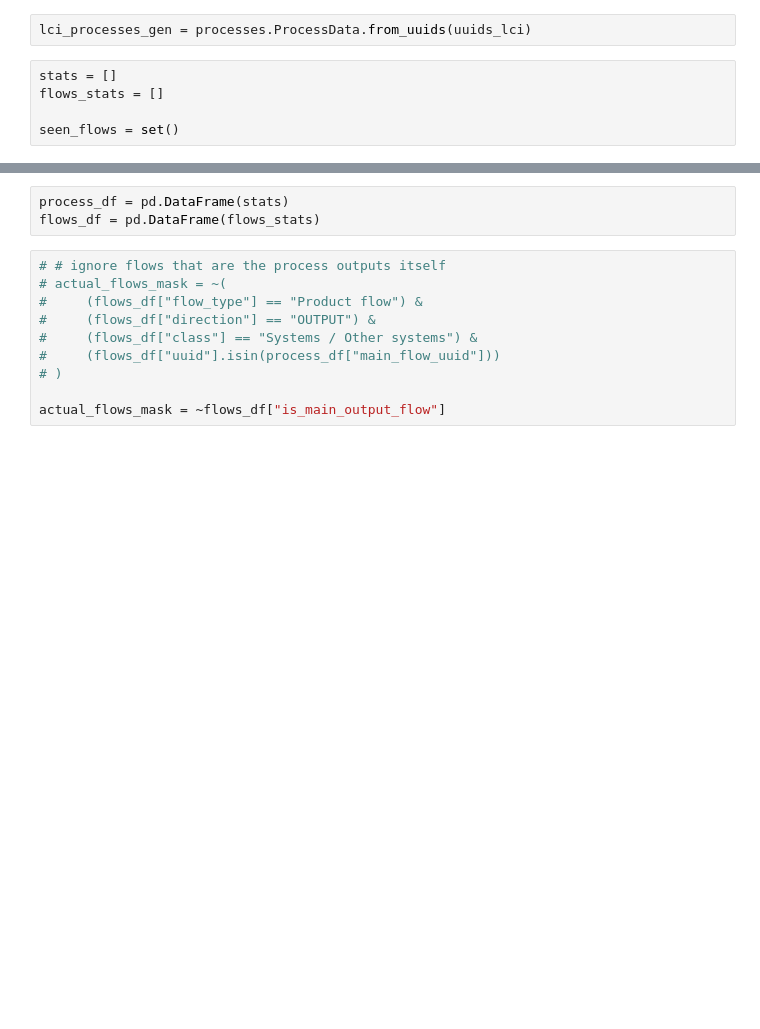
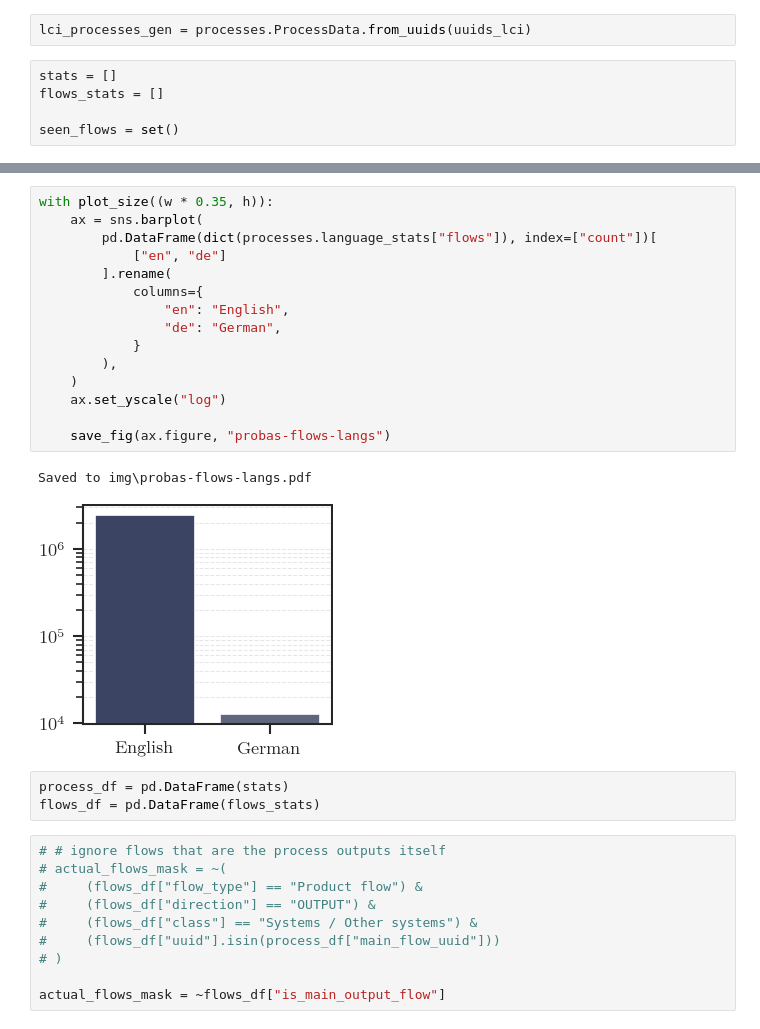
Before and after one commit to QuadroTim/amlta-project, a Jupyter notebook: notebooks/probas_eda.ipynb, the cells around one changed output, grey strips where cells are left out. Saved outputs shown, nothing was run; the diff lists cells and outputs as text; blank space fills up the shorter version.

```diff
--- a/notebooks/probas_eda.ipynb
+++ b/notebooks/probas_eda.ipynb
@@ -256,3 +290,21 @@ for process in tqdm(lci_processes_gen, total=len(uuids_lci)):
+# %%
+with plot_size((w * 0.35, h)):
+    ax = sns.barplot(
+        pd.DataFrame(dict(processes.language_stats["flows"]), index=["count"])[
+            ["en", "de"]
+        ].rename(
+            columns={
+                "en": "English",
+                "de": "German",
+            }
+        ),
+    )
+    ax.set_yscale("log")
+
+    save_fig(ax.figure, "probas-flows-langs")
+# %% [output]
+Saved to img\probas-flows-langs.pdf
+[figure, added]
 # %%
 process_df = pd.DataFrame(stats)
 flows_df = pd.DataFrame(flows_stats)
```
Also changed, not shown: parts of 9 cells of this notebook, 3 other files.
